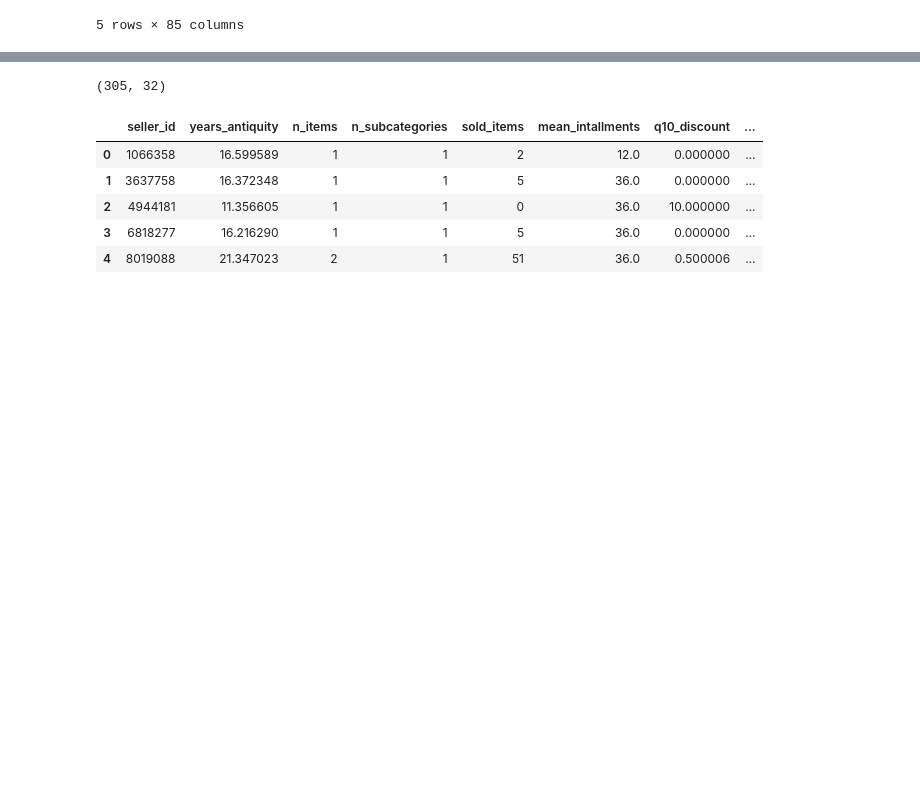
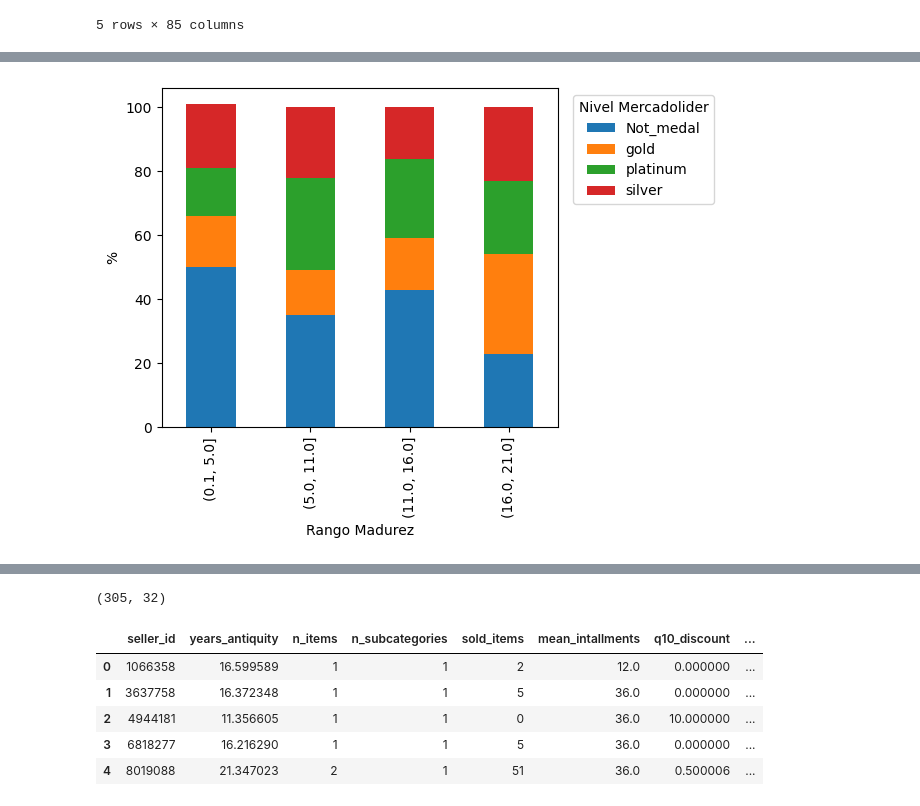
Before and after one commit to ccparra/MELI, a Jupyter notebook: MELI.ipynb, the cells around one changed output, grey strips where cells are left out. Drawn from its saved outputs; the diff is of its cells as text; code cells hidden in the pictures; blank space fills up the shorter version.

```diff
--- a/MELI.ipynb
+++ b/MELI.ipynb
@@ -90,0 +118,10 @@ df_sellers_raw = df.rename(columns=dict(zip([c for c in df.columns if '.' in c],
+# %%
+madurez_mercadolider=100*pd.crosstab(pd.cut(df_sellers_raw['years_antiquity'],bins=4,precision=0),df_sellers_raw['seller_reputation+power_seller_status'],normalize='index').round(2)
+ax=madurez_mercadolider.plot.bar(stacked=True)
+plt.xlabel('Rango Madurez')
+plt.ylabel('%')
+ax.legend(title='Nivel Mercadolider', bbox_to_anchor=(1.02, 1), loc='upper left')
+plt.tight_layout()
+plt.show()
+# %% [output]
+[figure, added]
```
Also changed, not shown: parts of 8 cells of this notebook, 2 other files.
